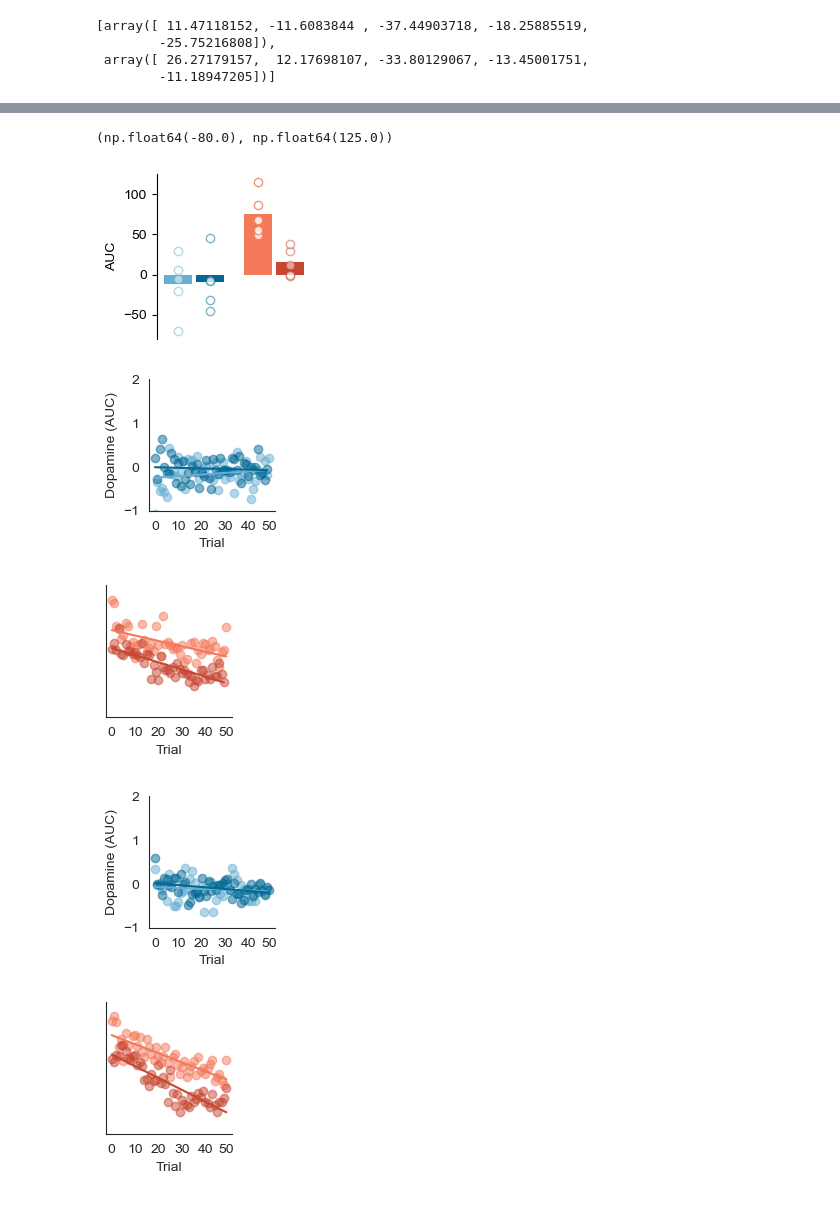
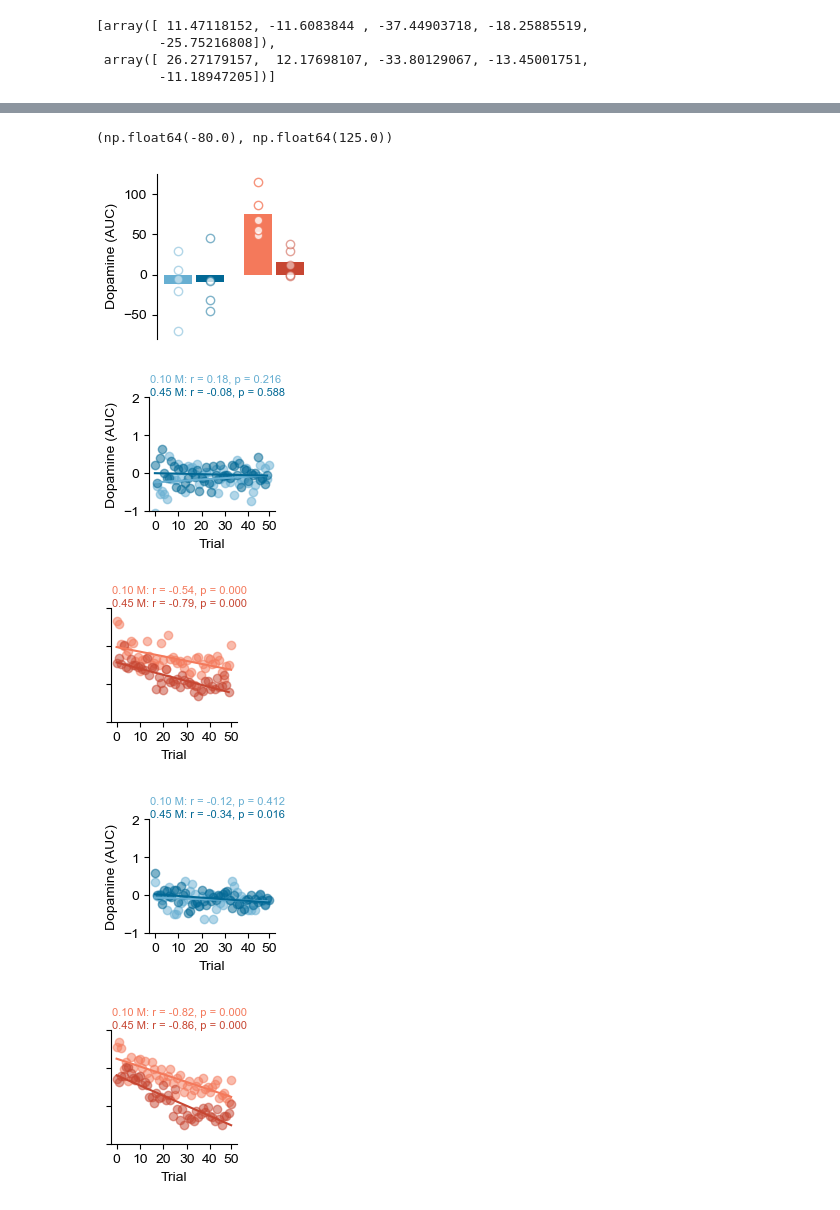
Before and after one commit to jaimemcc/bazzino, a Jupyter notebook: notebooks/fig1_and_2.ipynb, the cells around one changed output, grey strips where cells are left out. Drawn from its saved outputs; the diff is of its cells as text; code cells hidden in the pictures.

```diff
--- a/notebooks/fig1_and_2.ipynb
+++ b/notebooks/fig1_and_2.ipynb
@@ -12,6 +12,8 @@ from scipy import stats
 import dill
 
 rcParams['font.family'] = 'Arial'
+plt.rcParams['savefig.dpi'] = 300
+plt.rcParams['savefig.transparent'] = True
 colors = ["#67AFD2", "#016895", "#F4795B", "#C74632"]
 
 savefigs = True
@@ -311,15 +319,15 @@ ax.set_xticks([])
 ax.set_yticks([-50, 0, 50, 100])
 ax.set_ylim([-80,125])
 
-ax.set_ylabel("AUC", fontsize=10)
+ax.set_ylabel("Dopamine (AUC)", fontsize=10)
 
 if savefigs:
-    f.savefig(FIGSFOLDER / "aucs_male.pdf", dpi=600, transparent=True)
+    f.savefig(FIGSFOLDER / "aucs_male.pdf")
 
 ax.get_ylim()
 # %% [output]
 (np.float64(-80.0), np.float64(125.0))
-[figure, old version]
+[figure, new version]
 # %%
 savefigs = True
 
@@ -329,52 +337,56 @@ def draw_regression_line(y, ax, color):
     y_fit = slope * x + intercept
     ax.plot(x, y_fit, color=color, lw=1.5)
 
-    return slope, intercept
+    return r_value, p_value
 
 def make_correlation_plot(inf10, inf45, col10, col45, yaxis=False):
 
     f, ax = plt.subplots(figsize=(1.8,1.8),
-                         gridspec_kw={"left": 0.25, "right": 0.95, "top": 0.95, "bottom": 0.22})
+                         gridspec_kw={"left": 0.25, "right": 0.95, "top": 0.85, "bottom": 0.22})
 
     ax.scatter(np.arange(len(inf10)), inf10, color=col10, alpha=0.5)
     ax.scatter(np.arange(len(inf45)), inf45, color=col45, alpha=0.5)
 
-    draw_regression_line(inf10, ax, col10)
-    draw_regression_line(inf45, ax, col45)
+    r, p = draw_regression_line(inf10, ax, col10)
+    ax.text(-2, 2.35, f"0.10 M: r = {r:.2f}, p = {p:.3f}", color=col10, fontsize=8,
+            va="bottom", ha="left")
+    r, p = draw_regression_line(inf45, ax, col45)
+    ax.text(-2, 2, f"0.45 M: r = {r:.2f}, p = {p:.3f}", color=col45, fontsize=8,
+            va="bottom", ha="left")
 
     sns.despine(ax=ax)
 
     ax.set_ylim([-1, 2])
 
     if yaxis:
         ax.set_yticks([-1, 0, 1, 2])
         ax.set_ylabel("Dopamine (AUC)")
     else:
-        ax.set_yticks([])
+        ax.set_yticks([-1, 0, 1, 2], labels=["", "", "", ""])
 
 
     ax.set_xticks([0, 10, 20, 30, 40, 49], labels=["0", "10", "20", "30", "40", "50"])
     ax.set_xlabel("Trial")
 
     return f
 
 f = make_correlation_plot(f_replete_10_inf, f_replete_45_inf, colors[0], colors[1], yaxis=True)
 if savefigs:
-    f.savefig(FIGSFOLDER / "correlation_f_replete.pdf", dpi=600, transparent=True)
+    f.savefig(FIGSFOLDER / "correlation_f_replete.pdf")
 
 f = make_correlation_plot(f_deplete_10_inf, f_deplete_45_inf, colors[2], colors[3])
 if savefigs:
-    f.savefig(FIGSFOLDER / "correlation_f_deplete.pdf", dpi=600, transparent=True)
+    f.savefig(FIGSFOLDER / "correlation_f_deplete.pdf")
 
 f = make_correlation_plot(m_replete_10_inf, m_replete_45_inf, colors[0], colors[1], yaxis=True)
 if savefigs:
-    f.savefig(FIGSFOLDER / "correlation_m_replete.pdf", dpi=600, transparent=True)
+    f.savefig(FIGSFOLDER / "correlation_m_replete.pdf")
 
 f = make_correlation_plot(m_deplete_10_inf, m_deplete_45_inf, colors[2], colors[3])
 if savefigs:
-    f.savefig(FIGSFOLDER / "correlation_m_deplete.pdf", dpi=600, transparent=True)
+    f.savefig(FIGSFOLDER / "correlation_m_deplete.pdf")
 # %% [output]
-[figure, old version]
+[figure, new version]
-[figure, old version]
+[figure, new version]
-[figure, old version]
+[figure, new version]
-[figure, old version]
+[figure, new version]
```
Also changed, not shown: parts of 9 cells of this notebook, 7 other files.
